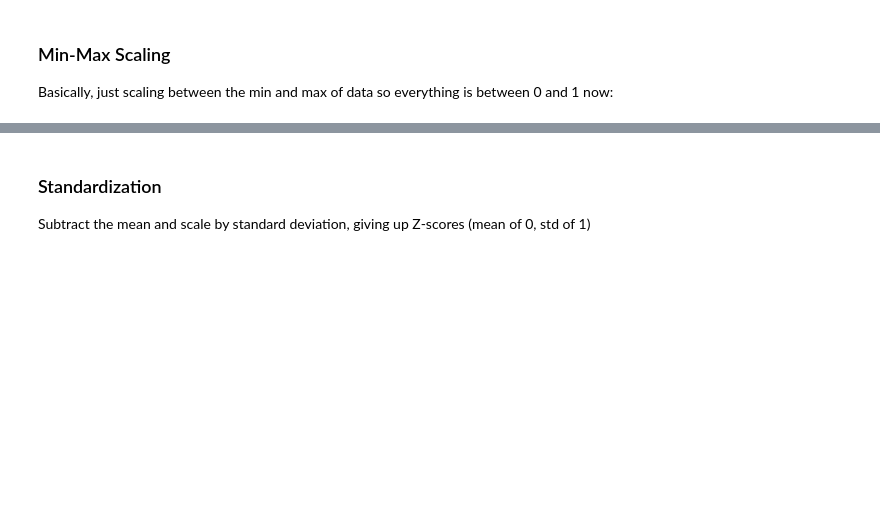
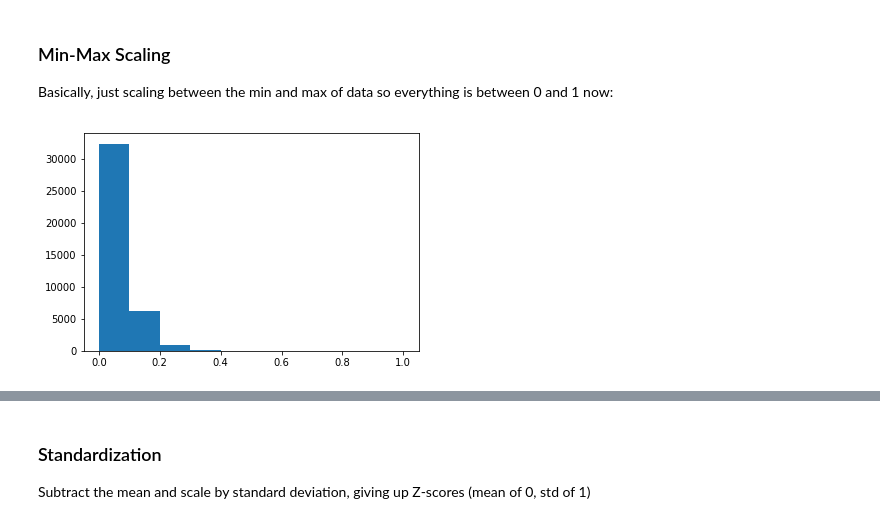
Before and after one commit to marichards/DS_Pipelines, a Jupyter notebook: Feature_Engineering.ipynb, the cells around one changed output, grey strips where cells are left out. Drawn from its saved outputs; the diff is of its cells as text; code cells hidden in the pictures; blank space fills up the shorter version.

```diff
--- a/Feature_Engineering.ipynb
+++ b/Feature_Engineering.ipynb
@@ -261,3 +262,9 @@ Short blurb/demo on each:
 ### Min-Max Scaling
 
 Basically, just scaling between the min and max of data so everything is between 0 and 1 now:
+# %%
+minMaxScaled = MinMaxScaler().fit_transform(onlineRaw[['n_tokens_content']])
+plt.hist(minMaxScaled)
+plt.show()
+# %% [output]
+[figure, added]
```
Also changed, not shown: parts of 10 cells of this notebook.
